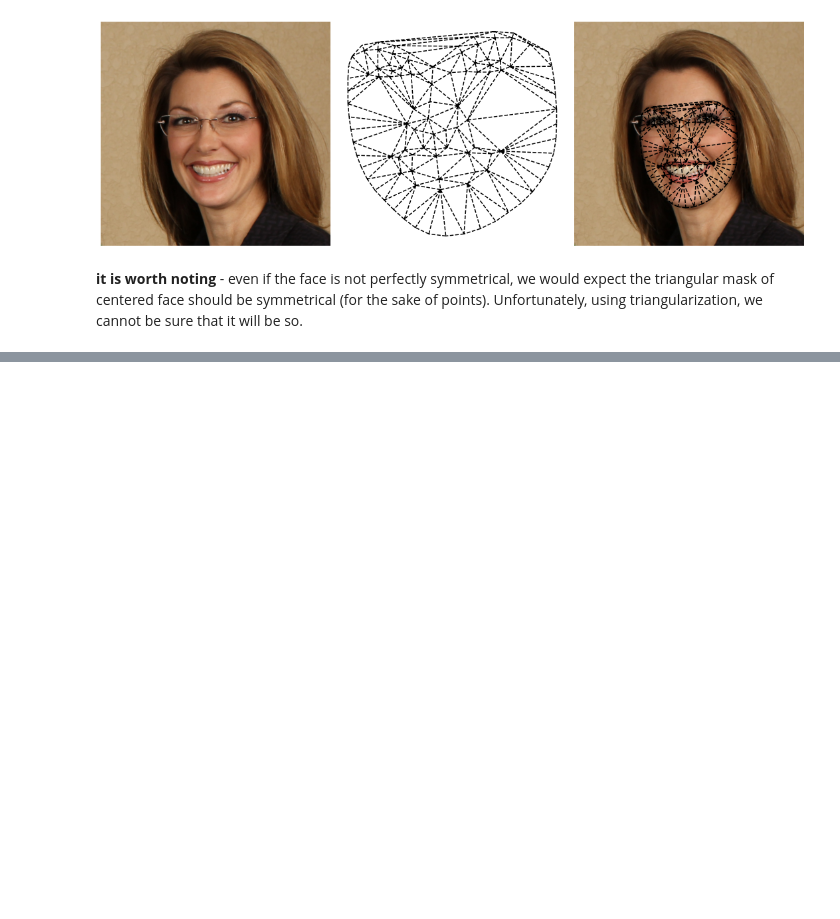
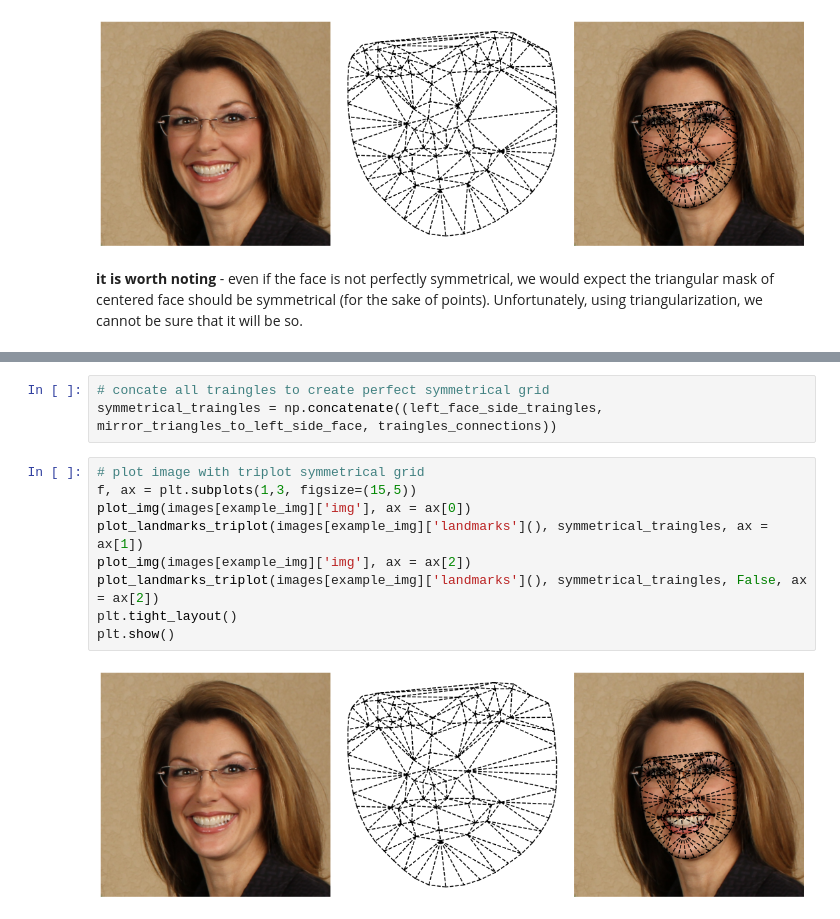
Before and after one commit to waczjoan/Face-Morph, a Jupyter notebook: Triangulation/triangulation.ipynb, the cells around one changed output, grey strips where cells are left out. Saved outputs shown, nothing was run; the diff lists cells and outputs as text; blank space fills up the shorter version.

```diff
--- a/Triangulation/triangulation.ipynb
+++ b/Triangulation/triangulation.ipynb
@@ -181,0 +239,14 @@ plot_point_color(images[example_img]['img'], images[example_img]['landmarks'])
+# %%
+# concate all traingles to create perfect symmetrical grid
+symmetrical_traingles = np.concatenate((left_face_side_traingles, mirror_triangles_to_left_side_face, traingles_connections))
+# %%
+# plot image with triplot symmetrical grid
+f, ax = plt.subplots(1,3, figsize=(15,5))
+plot_img(images[example_img]['img'], ax = ax[0])
+plot_landmarks_triplot(images[example_img]['landmarks'](), symmetrical_traingles, ax = ax[1])
+plot_img(images[example_img]['img'], ax = ax[2])
+plot_landmarks_triplot(images[example_img]['landmarks'](), symmetrical_traingles, False, ax = ax[2])
+plt.tight_layout()
+plt.show()
+# %% [output]
+[figure, added]
```
Also changed, not shown: parts of 41 cells of this notebook, 4 other files.
